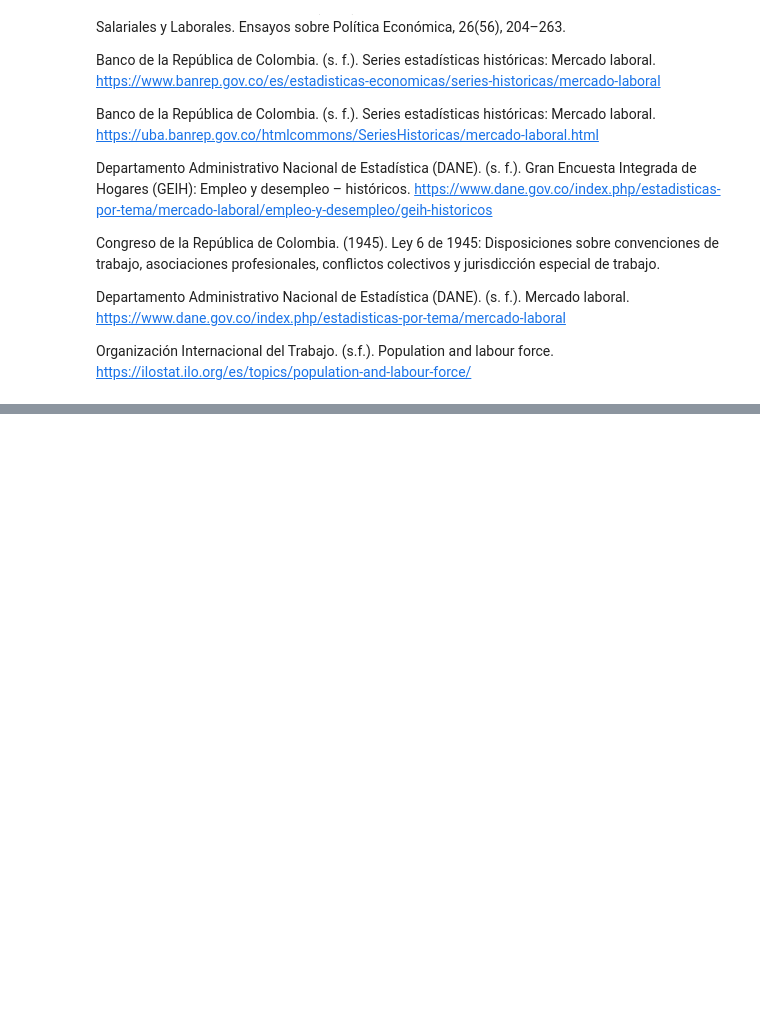
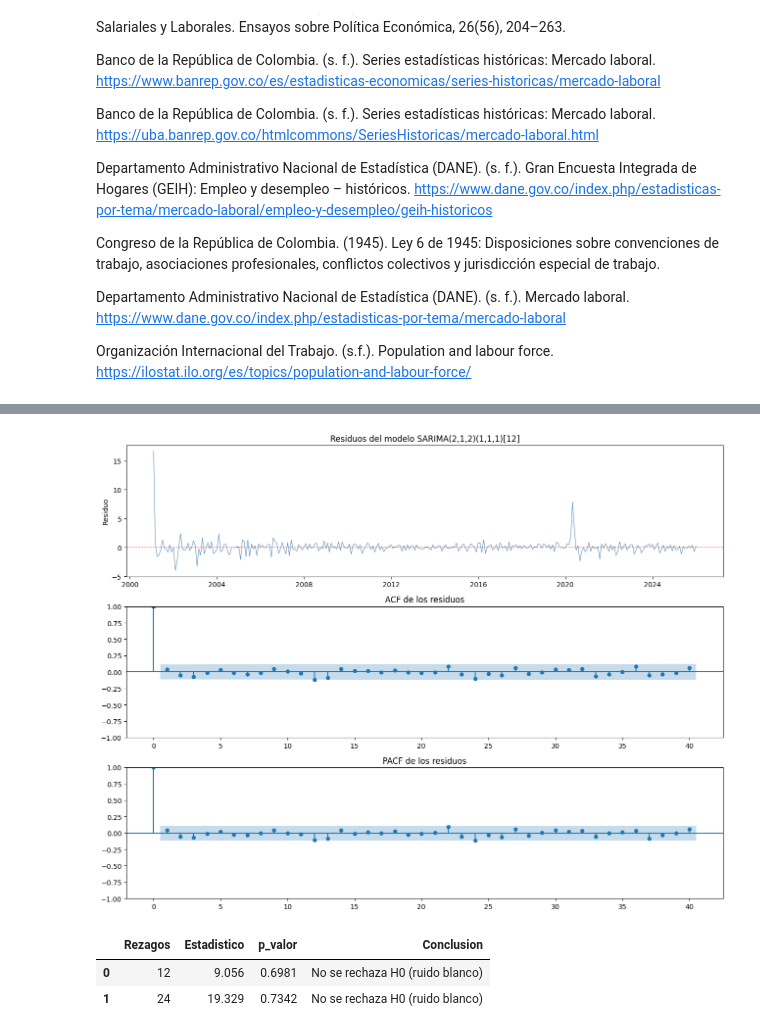
Before and after one commit to dev-boolean/book_py, a Jupyter notebook: _sources/MLC.ipynb, the cells around one changed output, grey strips where cells are left out. Saved outputs shown, nothing was run; the diff lists cells and outputs as text; code cells hidden in the pictures; blank space fills up the shorter version.

```diff
--- a/_sources/MLC.ipynb
+++ b/_sources/MLC.ipynb
@@ -741,0 +833,8 @@ Organización Internacional del Trabajo. (s.f.). Population and labour force. ht
+# %%
+modelo_final = SARIMAX(
+    ts_desempleo_nacional,
+    order=(2, 1, 2),
+    seasonal_order=(1, 1, 1, 12)
+).fit(disp=False)
+
+print(modelo_final.summary())
@@ -741,0 +865,45 @@ Organización Internacional del Trabajo. (s.f.). Population and labour force. ht
+# %%
+from statsmodels.graphics.tsaplots import plot_acf, plot_pacf
+
+residuos = modelo_final.resid
+
+fig, axes = plt.subplots(3, 1, figsize=(13, 10))
+
+# Serie de residuos
+axes[0].plot(ts_desempleo_nacional.index, residuos,
+             color='steelblue', linewidth=0.7)
+axes[0].axhline(0, color='red', linestyle='--', linewidth=0.8)
+axes[0].set_title('Residuos del modelo SARIMA(2,1,2)(1,1,1)[12]')
+axes[0].set_ylabel('Residuo')
+
+# ACF de residuos
+plot_acf(residuos.dropna(), lags=40, ax=axes[1])
+axes[1].set_title('ACF de los residuos')
+
+# PACF de residuos
+plot_pacf(residuos.dropna(), lags=40, ax=axes[2], method='ywm')
+axes[2].set_title('PACF de los residuos')
+
+plt.tight_layout()
+plt.show()
+# %% [output]
+[figure, added]
+# %%
+from statsmodels.stats.diagnostic import acorr_ljungbox
+
+lb_results = acorr_ljungbox(residuos.dropna(), lags=[12, 24], return_df=True)
+
+tabla_lb = pd.DataFrame({
+    'Rezagos':      [12, 24],
+    'Estadistico':  lb_results['lb_stat'].round(3).values,
+    'p_valor':      lb_results['lb_pvalue'].round(4).values,
+    'Conclusion':   ['No se rechaza H0 (ruido blanco)'
+                     if p > 0.05 else 'Se rechaza H0'
+                     for p in lb_results['lb_pvalue'].values]
+})
+
+tabla_lb
+# %% [output]
+|  | Rezagos | Estadistico | p_valor | Conclusion |
+| 0 | 12 | 9.056 | 0.6981 | No se rechaza H0 (ruido blanco) |
+| 1 | 24 | 19.329 | 0.7342 | No se rechaza H0 (ruido blanco) |
```
Also changed, not shown: parts of 33 cells of this notebook, 6 other files.
